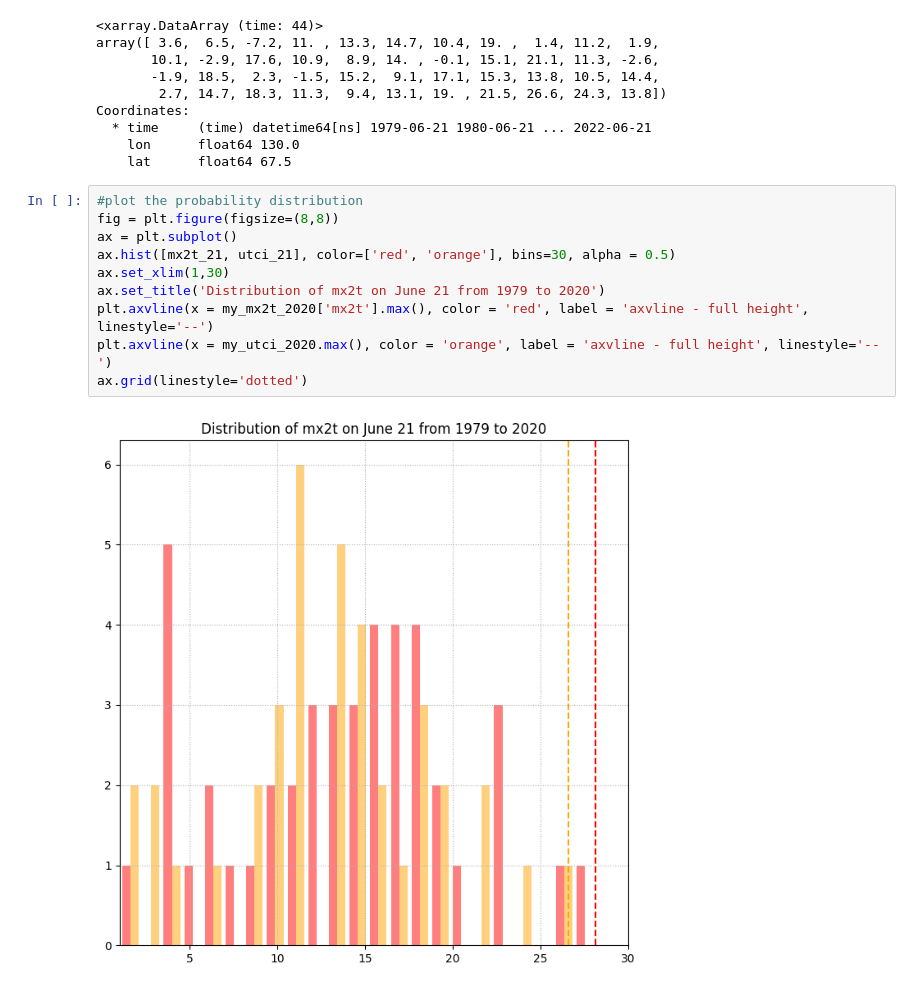
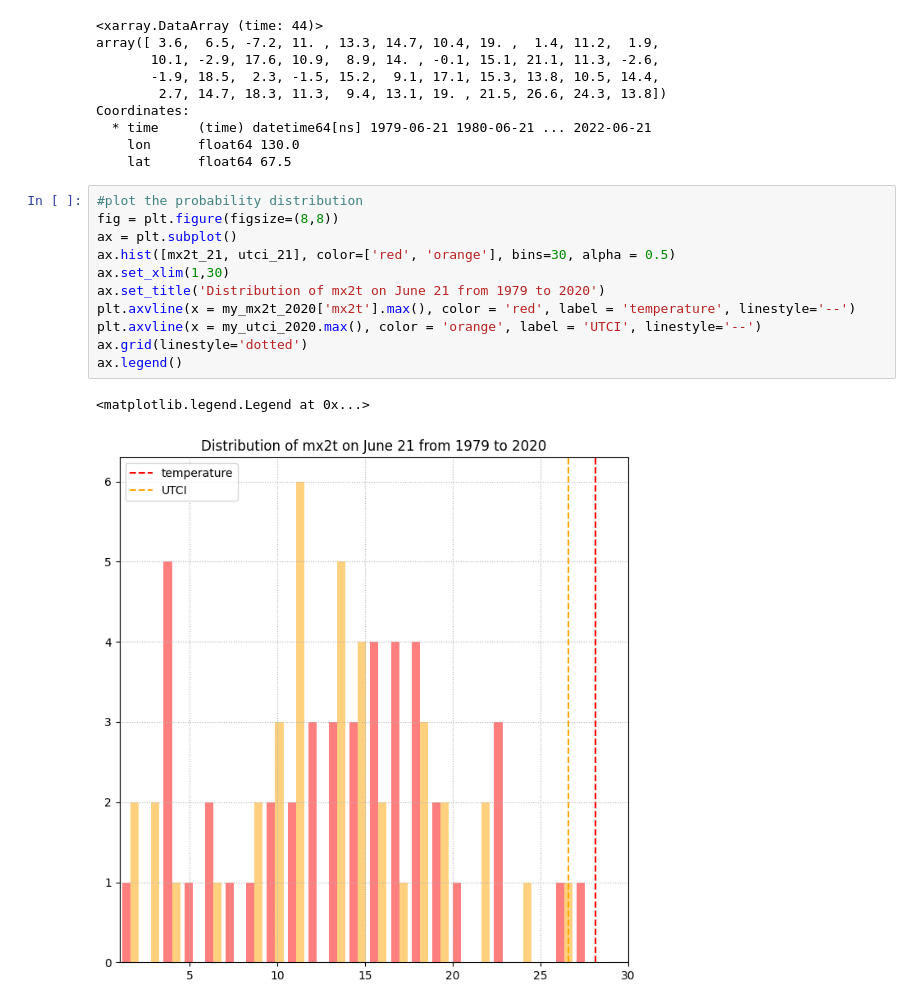
Before and after one commit to xinhe-zhang/heatwave, a Jupyter notebook: HW4_張昕荷_R12228016.ipynb, the cells around one changed output. Saved outputs shown, nothing was run; the diff lists cells and outputs as text.

```diff
--- a/HW4_張昕荷_R12228016.ipynb
+++ b/HW4_張昕荷_R12228016.ipynb
@@ -465,12 +465,14 @@ Coordinates:
 # %%
 #plot the probability distribution
 fig = plt.figure(figsize=(8,8))
 ax = plt.subplot()
 ax.hist([mx2t_21, utci_21], color=['red', 'orange'], bins=30, alpha = 0.5)
 ax.set_xlim(1,30)
 ax.set_title('Distribution of mx2t on June 21 from 1979 to 2020')
-plt.axvline(x = my_mx2t_2020['mx2t'].max(), color = 'red', label = 'axvline - full height', linestyle='--')
-plt.axvline(x = my_utci_2020.max(), color = 'orange', label = 'axvline - full height', linestyle='--')
+plt.axvline(x = my_mx2t_2020['mx2t'].max(), color = 'red', label = 'temperature', linestyle='--')
+plt.axvline(x = my_utci_2020.max(), color = 'orange', label = 'UTCI', linestyle='--')
 ax.grid(linestyle='dotted')
+ax.legend()
 # %% [output]
+<matplotlib.legend.Legend at 0x...>
-[figure, old version]
+[figure, new version]
```
Also changed, not shown: parts of 3 cells of this notebook.
